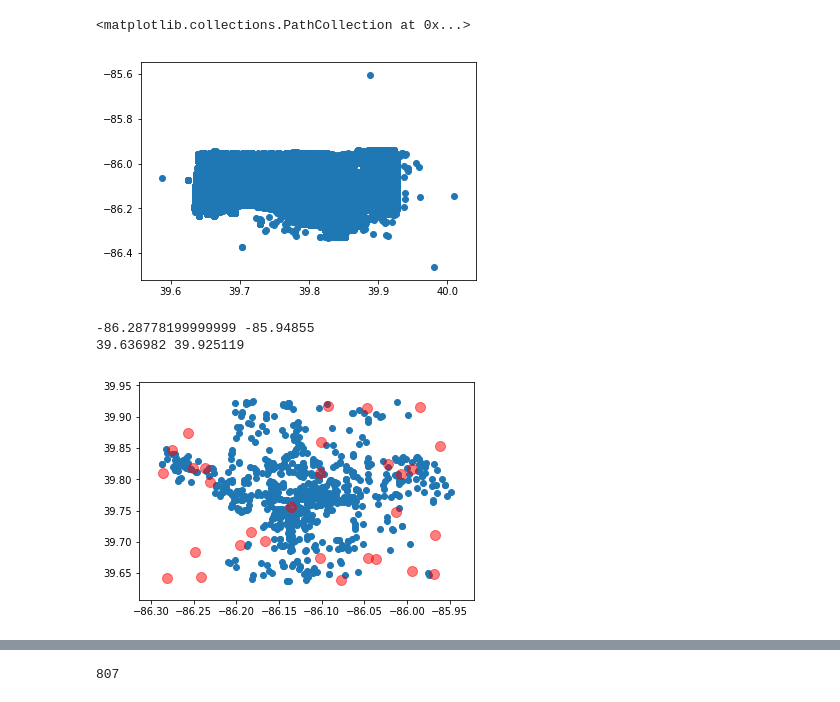
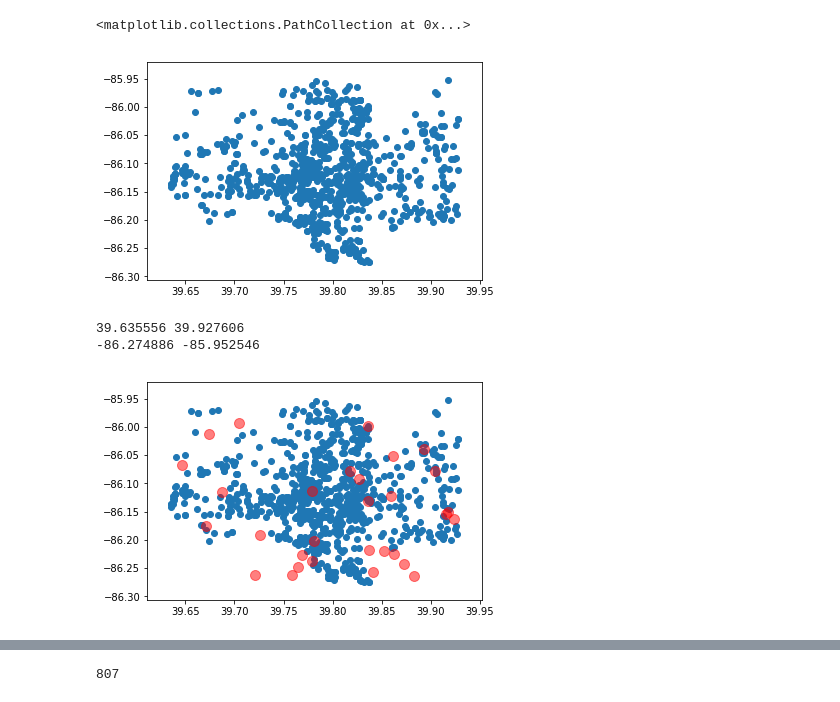
Before and after one commit to rjhosler/IUPUI-REU, a Jupyter notebook: Wasserstein Clustering.ipynb, the cells around one changed output, grey strips where cells are left out. Drawn from its saved outputs; the diff is of its cells as text; code cells hidden in the pictures.

```diff
--- a/Wasserstein Clustering.ipynb
+++ b/Wasserstein Clustering.ipynb
@@ -54,0 +35,3 @@ print (len(x1) / len(x))
+# %%
+x = df.drop (['CALL_NO', 'UNIT_DISPATCH_DATE', 'DISPATCH_TIME', 'CALL_TYPE_FINAL',
+           'CALL_TYPE_FINAL_D', 'DATE_TIME', 'Unnamed: 0'], axis = 1)
@@ -55,22 +49,23 @@ print (len(x1) / len(x))
 # %%
 '''
 data = np.zeros ((len (x), 2))
 data [:, 0] = df.XCOORD
 data [:, 1] = df.YCOORD
 data = data [0:100, :]
 '''
-x1 = x1.dropna()
-data = x1.values
+x = x.dropna()
+data = x.values
+data = data [0:1000, :]
 plt.scatter(data[:,0], data[:,1])
 # %% [output]
 <matplotlib.collections.PathCollection at 0x...>
-[figure, old version]
+[figure, new version]
 # %%
 print (np.amin((data[:,0])), np.amax((data[:,0])))
 print (np.amin((data[:,1])), np.amax((data[:,1])))
 # %% [output]
--86.28778199999999 -85.94855
-39.636982 39.925119
+39.635556 39.927606
+-86.274886 -85.952546
 # %%
 #idx = np.random.choice(np.arange(len(data)), size = 30)
 #X = data [idx, :]
@@ -82,7 +77,7 @@ X = np.stack ((X1, X2), axis = 1)
 X = X.reshape ((30,2))
 plt.scatter(X[:, 0], X[:, 1], c = 'red', s = 100, alpha=0.5);
 # %% [output]
-[figure, old version]
+[figure, new version]
 # %%
 #function to implement the wasserstein algorithm
 def wasserstein (M, lam, a, b, X):
```
Also changed, not shown: parts of 12 cells of this notebook.
